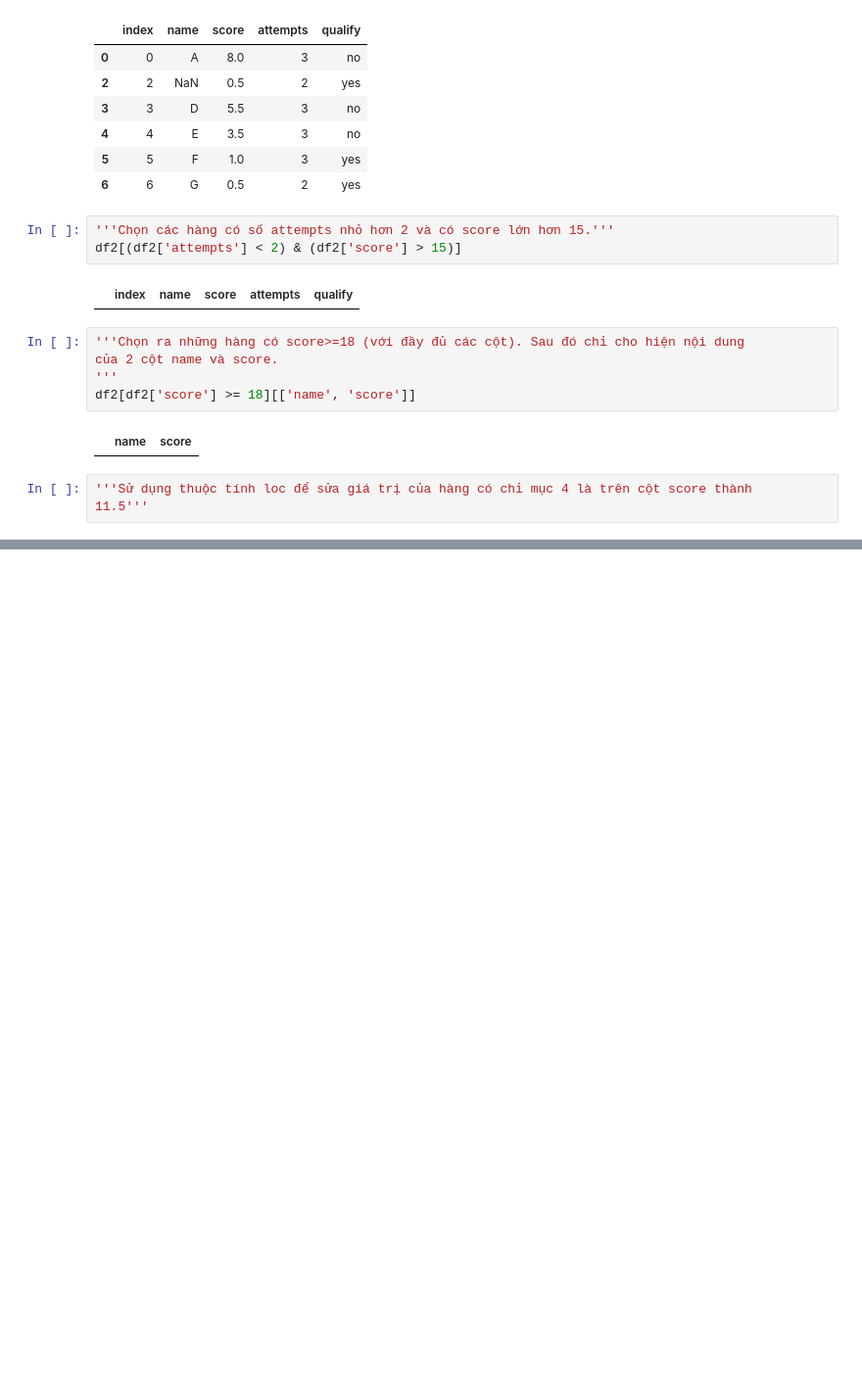
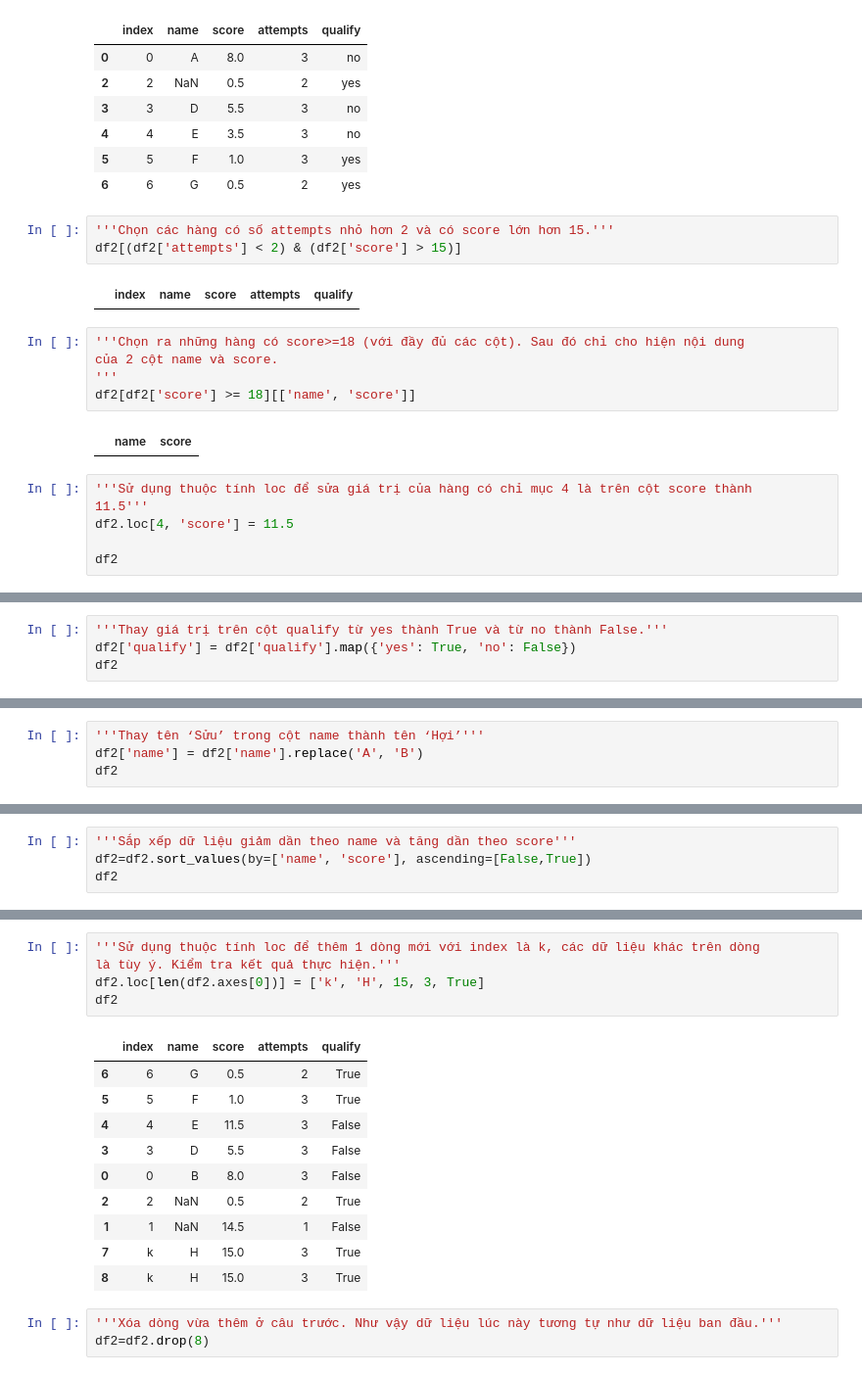
Before and after one commit to Biuuu2309/Data-Analysis-Basic-Method, a Jupyter notebook: Assign/DataFrame.ipynb, the cells around one changed output, grey strips where cells are left out. Shown at 98% size. Saved outputs shown, nothing was run; the diff lists cells and outputs as text; blank space fills up the shorter version.

```diff
--- a/Assign/DataFrame.ipynb
+++ b/Assign/DataFrame.ipynb
@@ -244,4 +244,7 @@ df2[df2['score'] >= 18][['name', 'score']]
 # %%
 '''Sử dụng thuộc tính loc để sửa giá trị của hàng có chỉ mục 4 là trên cột score thành
 11.5'''
+df2.loc[4, 'score'] = 11.5
+
+df2
 # %% [output]
@@ -248,0 +259,4 @@ SyntaxError: invalid syntax (<ipython-input-140-a32736e39b65>, line 1)
+# %%
+'''Thay giá trị trên cột qualify từ yes thành True và từ no thành False.'''
+df2['qualify'] = df2['qualify'].map({'yes': True, 'no': False})
+df2
@@ -248,0 +272,4 @@ SyntaxError: invalid syntax (<ipython-input-140-a32736e39b65>, line 1)
+# %%
+'''Thay tên ‘Sửu’ trong cột name thành tên ‘Hợi’'''
+df2['name'] = df2['name'].replace('A', 'B')
+df2
@@ -248,0 +285,4 @@ SyntaxError: invalid syntax (<ipython-input-140-a32736e39b65>, line 1)
+# %%
+'''Sắp xếp dữ liệu giảm dần theo name và tăng dần theo score'''
+df2=df2.sort_values(by=['name', 'score'], ascending=[False,True])
+df2
@@ -248,0 +298,19 @@ SyntaxError: invalid syntax (<ipython-input-140-a32736e39b65>, line 1)
+# %%
+'''Sử dụng thuộc tính loc để thêm 1 dòng mới với index là k, các dữ liệu khác trên dòng
+là tùy ý. Kiểm tra kết quả thực hiện.'''
+df2.loc[len(df2.axes[0])] = ['k', 'H', 15, 3, True]
+df2
+# %% [output]
+|  | index | name | score | attempts | qualify |
+| 6 | 6 | G | 0.5 | 2 | True |
+| 5 | 5 | F | 1.0 | 3 | True |
+| 4 | 4 | E | 11.5 | 3 | False |
+| 3 | 3 | D | 5.5 | 3 | False |
+| 0 | 0 | B | 8.0 | 3 | False |
+| 2 | 2 | NaN | 0.5 | 2 | True |
+| 1 | 1 | NaN | 14.5 | 1 | False |
+| 7 | k | H | 15.0 | 3 | True |
+| 8 | k | H | 15.0 | 3 | True |
+# %%
+'''Xóa dòng vừa thêm ở câu trước. Như vậy dữ liệu lúc này tương tự như dữ liệu ban đầu.'''
+df2=df2.drop(8)
```
Also changed, not shown: parts of 17 cells of this notebook.
